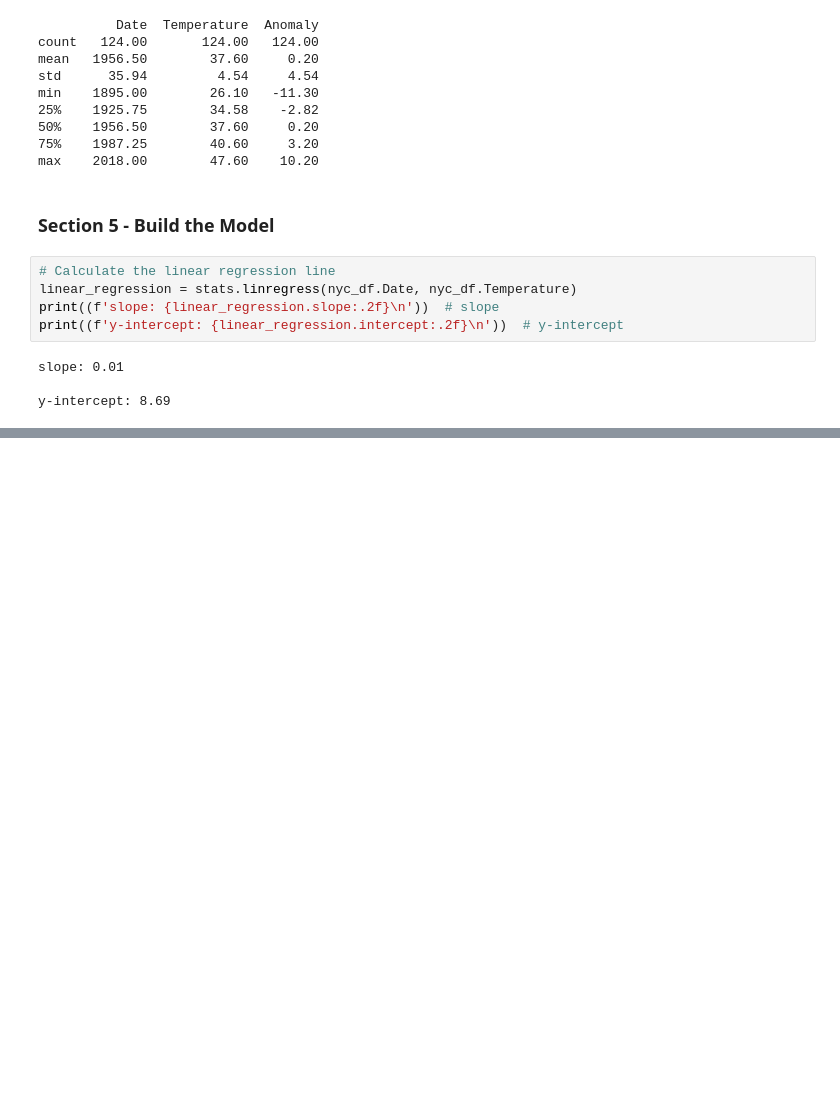
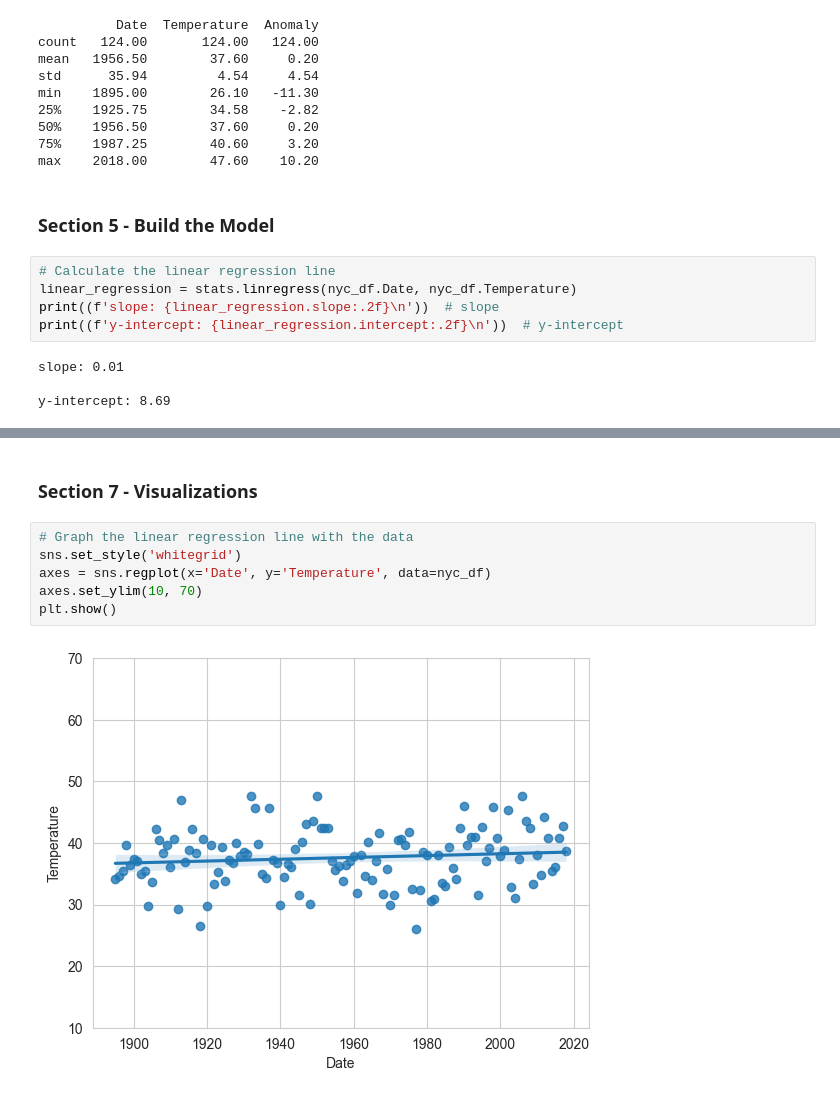
Before and after one commit to DMill31/datafun-07-ml, a Jupyter notebook: miller_ml.ipynb, the cells around one changed output, grey strips where cells are left out. Cells and saved outputs as stored; diff of their text form; blank space fills up the shorter version.

```diff
--- a/miller_ml.ipynb
+++ b/miller_ml.ipynb
@@ -104,0 +113,10 @@ y-intercept: 8.69
+# %% [markdown]
+### Section 7 - Visualizations
+# %%
+# Graph the linear regression line with the data
+sns.set_style('whitegrid')
+axes = sns.regplot(x='Date', y='Temperature', data=nyc_df)
+axes.set_ylim(10, 70)
+plt.show()
+# %% [output]
+[figure, added]
```
Also changed, not shown: parts of 3 cells of this notebook.
